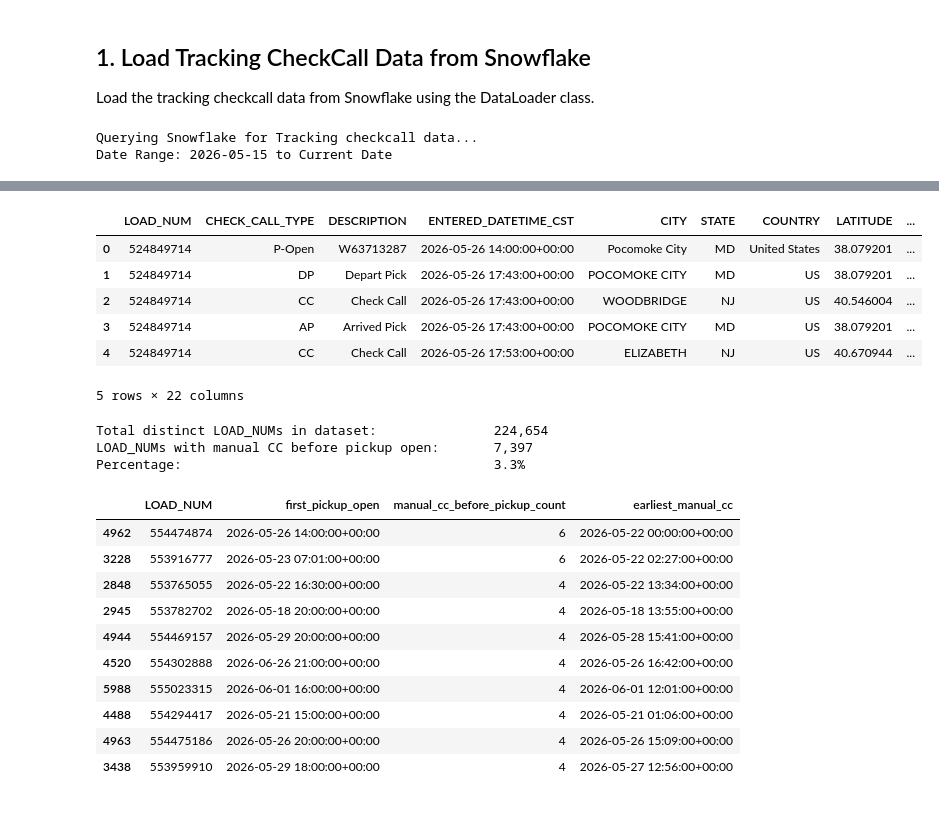
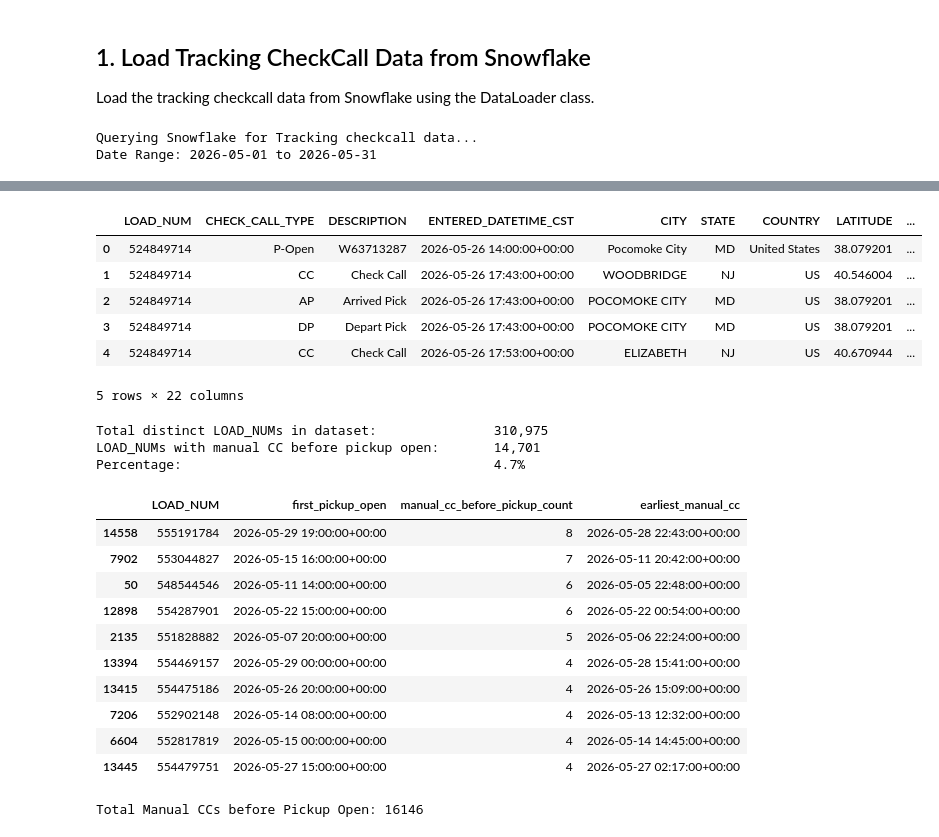
Before and after one commit to vugtlan/LoadTrackingOverProcessing, a Jupyter notebook: notebooks/loadTrackingOverProcessing.ipynb, the cells around one changed output, grey strips where cells are left out. Saved outputs shown, nothing was run; the diff lists cells and outputs as text; code cells hidden in the pictures.

```diff
--- a/notebooks/loadTrackingOverProcessing.ipynb
+++ b/notebooks/loadTrackingOverProcessing.ipynb
@@ -32,8 +32,8 @@ print("✓ Logging configured (INFO messages suppressed)")
 ✓ Logging configured (INFO messages suppressed)
 # %%
 # Getting email data from startdate to enddate
-startdate = '2026-05-15'
-# enddate = '2026-05-27' # '2026-05-11'
+startdate = '2026-05-01'
+enddate = '2026-05-31' # '2026-05-11'
 
 print(f"Tracking Email History will be Retrieved from {startdate}")
 # %% [output]
@@ -67,13 +67,13 @@ Load the tracking checkcall data from Snowflake using the DataLoader class.
 # %%
 # Execute the query to get historical load data
 print("Querying Snowflake for Tracking checkcall data...")
-print(f"Date Range: {startdate} to Current Date")
+print(f"Date Range: {startdate} to {enddate}")
 
 loader = DataLoader()
 
 df = loader.load_from_snowflake(
     sql_file_path='../sql/loadTrackingOverprocessing.sql',
-    params={'startdate': startdate}
+    params={'startdate': startdate, 'enddate': enddate}
 )
 
 # Convert datetime column immediately after load (handles mixed types / NaN floats)
@@ -85,4 +85,4 @@ print(f"  Columns: {len(df.columns)}")
 df.head()
 # %% [output]
 Querying Snowflake for Tracking checkcall data...
-Date Range: 2026-05-15 to Current Date
+Date Range: 2026-05-01 to 2026-05-31
@@ -91,9 +91,9 @@ Date Range: 2026-05-15 to Current Date
   Columns: 22
 |  | LOAD_NUM | CHECK_CALL_TYPE | DESCRIPTION | ENTERED_DATETIME_CST | CITY | STATE | COUNTRY | LATITUDE | ... |
 | 0 | 524849714 | P-Open | W63713287 | 2026-05-26 14:00:00+00:00 | Pocomoke City | MD | United States | 38.079201 | ... |
-| 1 | 524849714 | DP | Depart Pick | 2026-05-26 17:43:00+00:00 | POCOMOKE CITY | MD | US | 38.079201 | ... |
-| 2 | 524849714 | CC | Check Call | 2026-05-26 17:43:00+00:00 | WOODBRIDGE | NJ | US | 40.546004 | ... |
-| 3 | 524849714 | AP | Arrived Pick | 2026-05-26 17:43:00+00:00 | POCOMOKE CITY | MD | US | 38.079201 | ... |
+| 1 | 524849714 | CC | Check Call | 2026-05-26 17:43:00+00:00 | WOODBRIDGE | NJ | US | 40.546004 | ... |
+| 2 | 524849714 | AP | Arrived Pick | 2026-05-26 17:43:00+00:00 | POCOMOKE CITY | MD | US | 38.079201 | ... |
+| 3 | 524849714 | DP | Depart Pick | 2026-05-26 17:43:00+00:00 | POCOMOKE CITY | MD | US | 38.079201 | ... |
 | 4 | 524849714 | CC | Check Call | 2026-05-26 17:53:00+00:00 | ELIZABETH | NJ | US | 40.670944 | ... |
 5 rows × 22 columns
 # %%
@@ -170,17 +170,21 @@ print(f"LOAD_NUMs with manual CC before pickup open:       {qualifying_loads:,}"
 print(f"Percentage:                                        {qualifying_loads / total_loads * 100:.1f}%")
 loads_with_early_manual_cc.head(10)
 # %% [output]
-Total distinct LOAD_NUMs in dataset:               224,654
-LOAD_NUMs with manual CC before pickup open:       7,397
-Percentage:                                        3.3%
+Total distinct LOAD_NUMs in dataset:               310,975
+LOAD_NUMs with manual CC before pickup open:       14,701
+Percentage:                                        4.7%
 |  | LOAD_NUM | first_pickup_open | manual_cc_before_pickup_count | earliest_manual_cc |
-| 4962 | 554474874 | 2026-05-26 14:00:00+00:00 | 6 | 2026-05-22 00:00:00+00:00 |
-| 3228 | 553916777 | 2026-05-23 07:01:00+00:00 | 6 | 2026-05-22 02:27:00+00:00 |
-| 2848 | 553765055 | 2026-05-22 16:30:00+00:00 | 4 | 2026-05-22 13:34:00+00:00 |
-| 2945 | 553782702 | 2026-05-18 20:00:00+00:00 | 4 | 2026-05-18 13:55:00+00:00 |
-| 4944 | 554469157 | 2026-05-29 20:00:00+00:00 | 4 | 2026-05-28 15:41:00+00:00 |
-| 4520 | 554302888 | 2026-06-26 21:00:00+00:00 | 4 | 2026-05-26 16:42:00+00:00 |
-| 5988 | 555023315 | 2026-06-01 16:00:00+00:00 | 4 | 2026-06-01 12:01:00+00:00 |
-| 4488 | 554294417 | 2026-05-21 15:00:00+00:00 | 4 | 2026-05-21 01:06:00+00:00 |
-| 4963 | 554475186 | 2026-05-26 20:00:00+00:00 | 4 | 2026-05-26 15:09:00+00:00 |
-| 3438 | 553959910 | 2026-05-29 18:00:00+00:00 | 4 | 2026-05-27 12:56:00+00:00 |
+| 14558 | 555191784 | 2026-05-29 19:00:00+00:00 | 8 | 2026-05-28 22:43:00+00:00 |
+| 7902 | 553044827 | 2026-05-15 16:00:00+00:00 | 7 | 2026-05-11 20:42:00+00:00 |
+| 50 | 548544546 | 2026-05-11 14:00:00+00:00 | 6 | 2026-05-05 22:48:00+00:00 |
+| 12898 | 554287901 | 2026-05-22 15:00:00+00:00 | 6 | 2026-05-22 00:54:00+00:00 |
+| 2135 | 551828882 | 2026-05-07 20:00:00+00:00 | 5 | 2026-05-06 22:24:00+00:00 |
+| 13394 | 554469157 | 2026-05-29 00:00:00+00:00 | 4 | 2026-05-28 15:41:00+00:00 |
+| 13415 | 554475186 | 2026-05-26 20:00:00+00:00 | 4 | 2026-05-26 15:09:00+00:00 |
+| 7206 | 552902148 | 2026-05-14 08:00:00+00:00 | 4 | 2026-05-13 12:32:00+00:00 |
+| 6604 | 552817819 | 2026-05-15 00:00:00+00:00 | 4 | 2026-05-14 14:45:00+00:00 |
+| 13445 | 554479751 | 2026-05-27 15:00:00+00:00 | 4 | 2026-05-27 02:17:00+00:00 |
+# %%
+print("Total Manual CCs before Pickup Open:", loads_with_early_manual_cc['manual_cc_before_pickup_count'].sum())
+# %% [output]
+Total Manual CCs before Pickup Open: 16146
```
Also changed, not shown: parts of 5 cells of this notebook, 1 other file.
